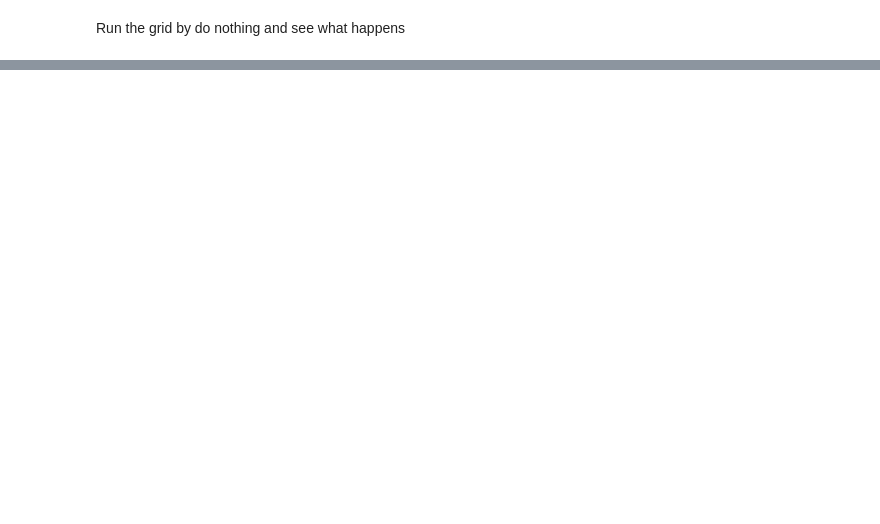
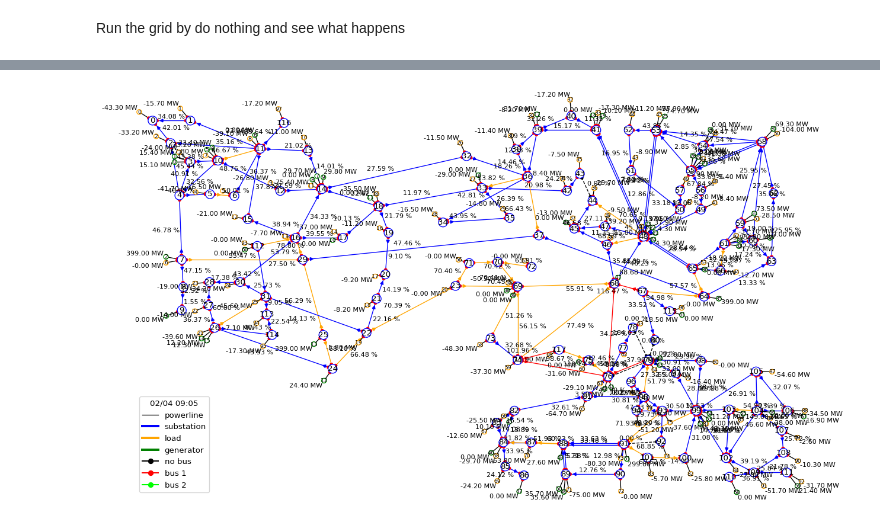
Before and after one commit to AlexTo/L2RPN, a Jupyter notebook: notebooks/misc.ipynb, the cells around one changed output, grey strips where cells are left out. Cells and saved outputs as stored; diff of their text form; code cells hidden in the pictures; blank space fills up the shorter version.

```diff
--- a/notebooks/misc.ipynb
+++ b/notebooks/misc.ipynb
@@ -207,0 +81,6 @@ tensor([[2.5946e-01, 1.0000e+01, 8.6356e-01, 9.7282e-01, 7.8723e-01],
+# %%
+obs, reward, done, info = env.step(connect_17)
+# %%
+plot_helper.plot_obs(obs)
+# %% [output]
+[figure, added]
```
Also changed, not shown: parts of 53 cells of this notebook, 1 other file.
